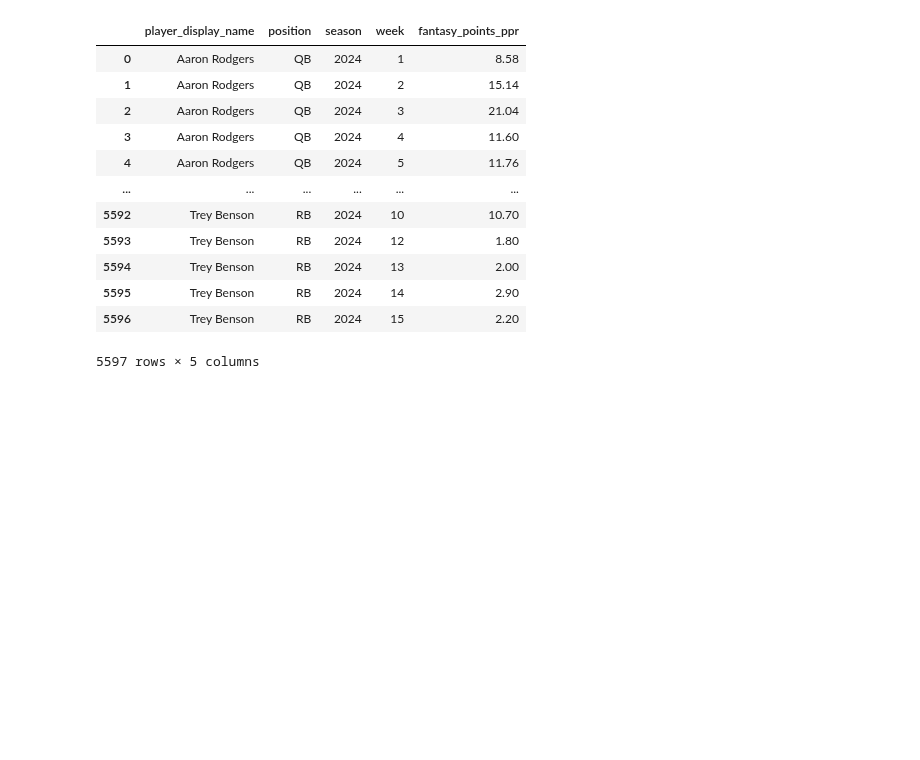
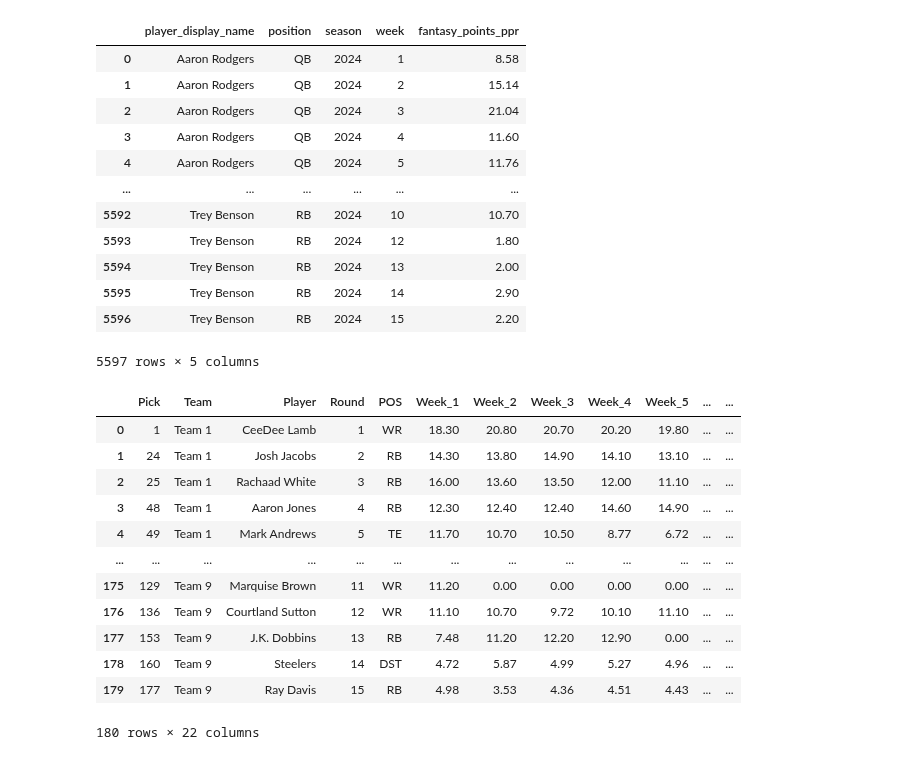
Before and after one commit to alexk2206/Data_Driven_Fantasy_Football, a Jupyter notebook: Enhanced_optimization_new.ipynb, the cells around one changed output. Drawn from its saved outputs; the diff is of its cells as text; code cells hidden in the pictures; blank space fills up the shorter version.

```diff
--- a/Enhanced_optimization_new.ipynb
+++ b/Enhanced_optimization_new.ipynb
@@ -1083,6 +1103,22 @@ weekly_data
 | 5595 | Trey Benson | RB | 2024 | 14 | 2.90 |
 | 5596 | Trey Benson | RB | 2024 | 15 | 2.20 |
 5597 rows × 5 columns
+# %%
+roster_projections
+# %% [output]
+|  | Pick | Team | Player | Round | POS | Week_1 | Week_2 | Week_3 | Week_4 | Week_5 | ... | ... |
+| 0 | 1 | Team 1 | CeeDee Lamb | 1 | WR | 18.30 | 20.80 | 20.70 | 20.20 | 19.80 | ... | ... |
+| 1 | 24 | Team 1 | Josh Jacobs | 2 | RB | 14.30 | 13.80 | 14.90 | 14.10 | 13.10 | ... | ... |
+| 2 | 25 | Team 1 | Rachaad White | 3 | RB | 16.00 | 13.60 | 13.50 | 12.00 | 11.10 | ... | ... |
+| 3 | 48 | Team 1 | Aaron Jones | 4 | RB | 12.30 | 12.40 | 12.40 | 14.60 | 14.90 | ... | ... |
+| 4 | 49 | Team 1 | Mark Andrews | 5 | TE | 11.70 | 10.70 | 10.50 | 8.77 | 6.72 | ... | ... |
+| ... | ... | ... | ... | ... | ... | ... | ... | ... | ... | ... | ... | ... |
+| 175 | 129 | Team 9 | Marquise Brown | 11 | WR | 11.20 | 0.00 | 0.00 | 0.00 | 0.00 | ... | ... |
+| 176 | 136 | Team 9 | Courtland Sutton | 12 | WR | 11.10 | 10.70 | 9.72 | 10.10 | 11.10 | ... | ... |
+| 177 | 153 | Team 9 | J.K. Dobbins | 13 | RB | 7.48 | 11.20 | 12.20 | 12.90 | 0.00 | ... | ... |
+| 178 | 160 | Team 9 | Steelers | 14 | DST | 4.72 | 5.87 | 4.99 | 5.27 | 4.96 | ... | ... |
+| 179 | 177 | Team 9 | Ray Davis | 15 | RB | 4.98 | 3.53 | 4.36 | 4.51 | 4.43 | ... | ... |
+180 rows × 22 columns
 # %%
 # Roster limits
 lineup_req = {'QB': 1, 'RB': 2, 'WR': 2, 'TE': 1, 'K': 1, 'DST': 1}
```
Also changed, not shown: parts of 9 cells of this notebook.
